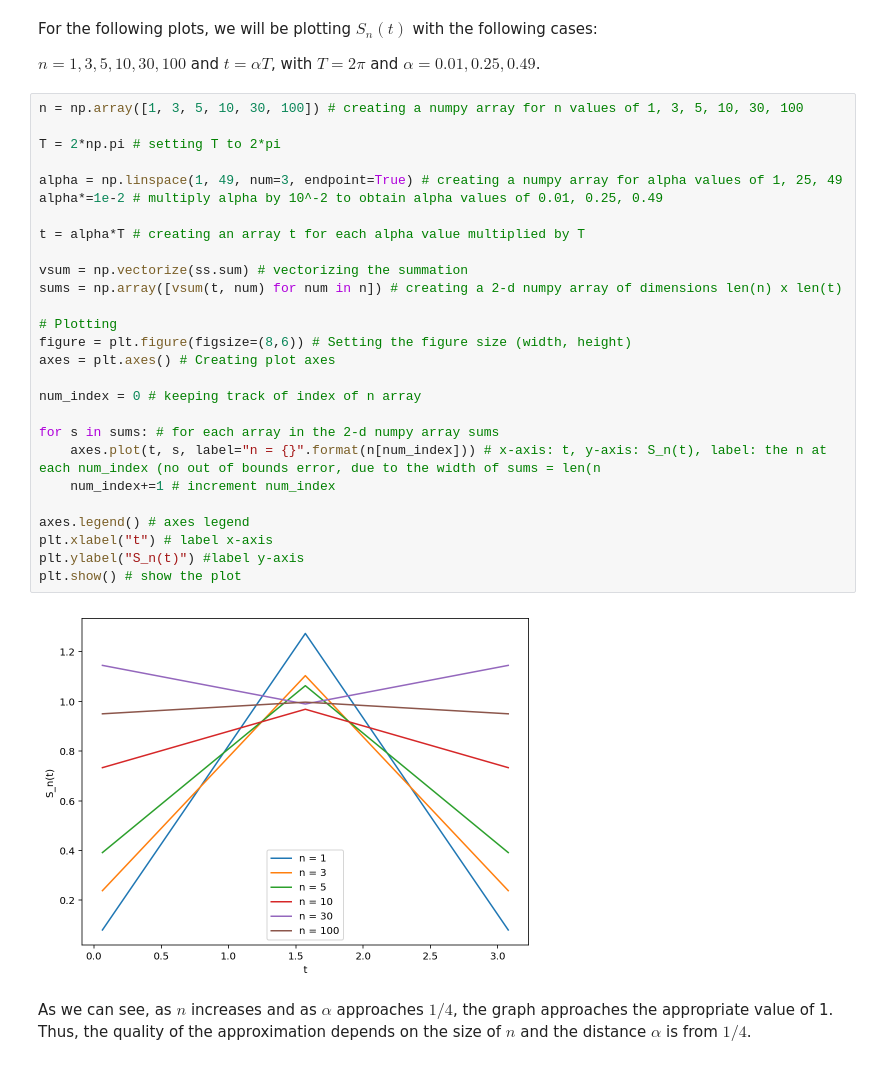
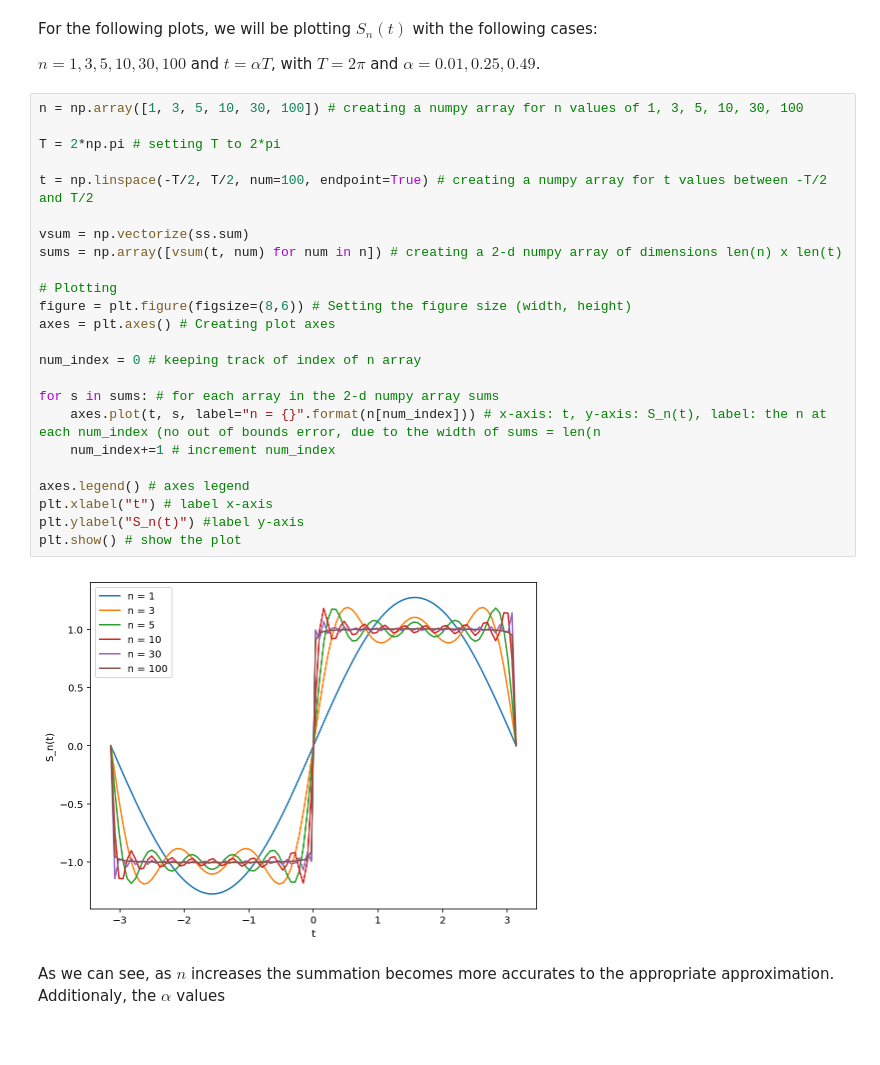
Before and after one commit to chapman-phys220-2018f/cw08-another-team-name, a Jupyter notebook: sinesum_plots.ipynb, the cells around one changed output. Drawn from its saved outputs; the diff is of its cells as text.

Commit message:
fixed graphs

```diff
--- a/sinesum_plots.ipynb
+++ b/sinesum_plots.ipynb
@@ -58,31 +58,28 @@ $n = 1, 3, 5, 10, 30, 100$ and $t = \alpha T$, with $T = 2\pi$ and $\alpha = 0.0
 # %%
 n = np.array([1, 3, 5, 10, 30, 100]) # creating a numpy array for n values of 1, 3, 5, 10, 30, 100
 
 T = 2*np.pi # setting T to 2*pi
 
-alpha = np.linspace(1, 49, num=3, endpoint=True) # creating a numpy array for alpha values of 1, 25, 49
-alpha*=1e-2 # multiply alpha by 10^-2 to obtain alpha values of 0.01, 0.25, 0.49
+t = np.linspace(-T/2, T/2, num=100, endpoint=True) # creating a numpy array for t values between -T/2 and T/2
 
-t = alpha*T # creating an array t for each alpha value multiplied by T
-
-vsum = np.vectorize(ss.sum) # vectorizing the summation
+vsum = np.vectorize(ss.sum)
 sums = np.array([vsum(t, num) for num in n]) # creating a 2-d numpy array of dimensions len(n) x len(t)
 
 # Plotting
 figure = plt.figure(figsize=(8,6)) # Setting the figure size (width, height)
 axes = plt.axes() # Creating plot axes
 
 num_index = 0 # keeping track of index of n array
 
 for s in sums: # for each array in the 2-d numpy array sums
     axes.plot(t, s, label="n = {}".format(n[num_index])) # x-axis: t, y-axis: S_n(t), label: the n at each num_index (no out of bounds error, due to the width of sums = len(n
     num_index+=1 # increment num_index
 
 axes.legend() # axes legend
 plt.xlabel("t") # label x-axis
 plt.ylabel("S_n(t)") #label y-axis
 plt.show() # show the plot
 # %% [output]
-[figure, old version]
+[figure, new version]
-# %% [markdown]
-As we can see, as $n$ increases and as $\alpha$ approaches $1/4$, the graph approaches the appropriate value of 1. Thus, the quality of the approximation depends on the size of $n$ and the distance $\alpha$ is from $1/4$.
+# %% [markdown]
+As we can see, as $n$ increases the summation becomes more accurates to the appropriate approximation. Additionaly, the $\alpha$ values
```
